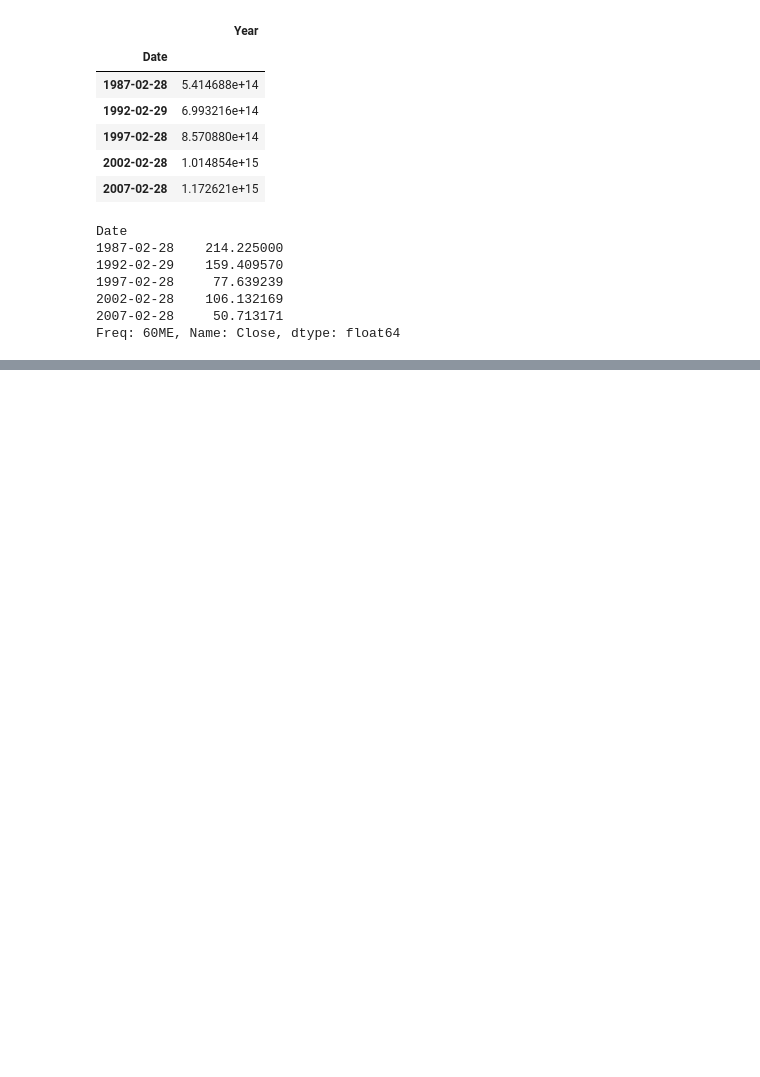
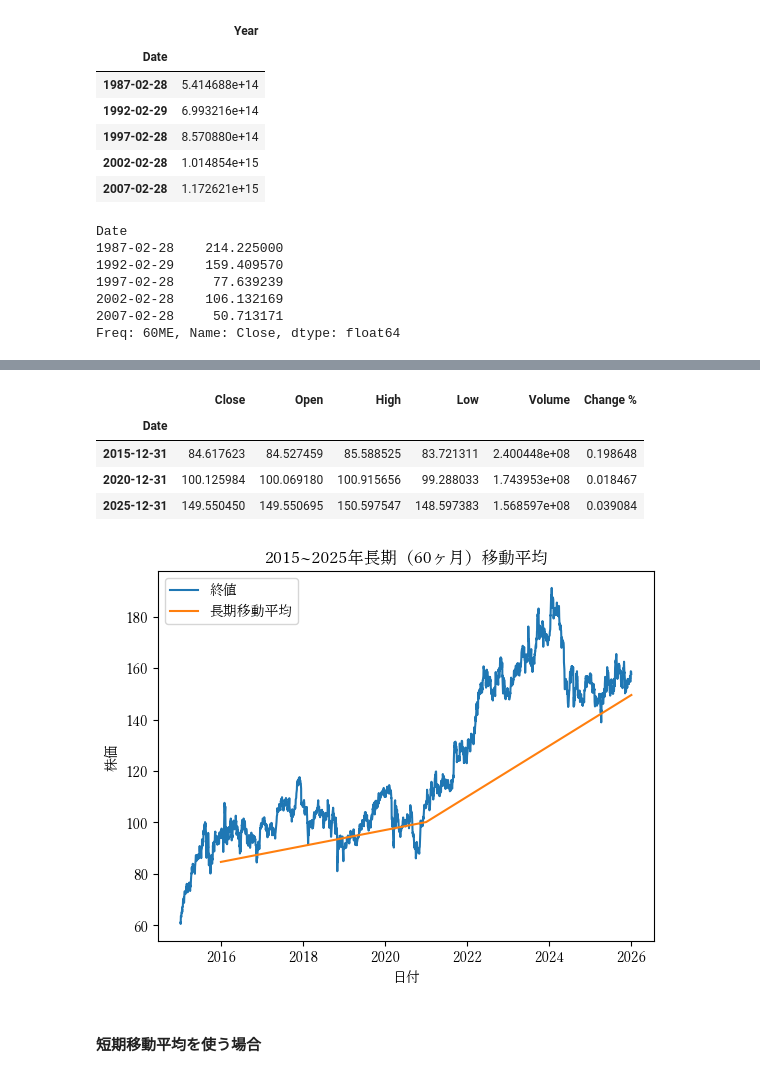
Before and after one commit to lktoby/stock_price, a Jupyter notebook: stock_price.ipynb, the cells around one changed output, grey strips where cells are left out. Drawn from its saved outputs; the diff is of its cells as text; code cells hidden in the pictures; blank space fills up the shorter version.

```diff
--- a/stock_price.ipynb
+++ b/stock_price.ipynb
@@ -566,0 +629,19 @@ plt.show()
+# %%
+df_10yrlong = df_10yr.resample("5YE").mean()
+display(df_10yrlong.head(10))
+plt.plot(df_10yr.index, df_10yr["Close"], label="終値")
+plt.plot(df_10yrlong.index, df_10yrlong["Close"], label="長期移動平均")
+plt.title("2015~2025年長期（60ヶ月）移動平均")
+plt.xlabel("日付")
+plt.ylabel("株価")
+plt.legend()
+plt.show()
+# %% [output]
+|  | Close | Open | High | Low | Volume | Change % |
+| Date |  |  |  |  |  |  |
+| 2015-12-31 | 84.617623 | 84.527459 | 85.588525 | 83.721311 | 2.400448e+08 | 0.198648 |
+| 2020-12-31 | 100.125984 | 100.069180 | 100.915656 | 99.288033 | 1.743953e+08 | 0.018467 |
+| 2025-12-31 | 149.550450 | 149.550695 | 150.597547 | 148.597383 | 1.568597e+08 | 0.039084 |
+[figure, added]
+# %% [markdown]
+#### 短期移動平均を使う場合
```
Also changed, not shown: parts of 50 cells of this notebook, 2 other files.
